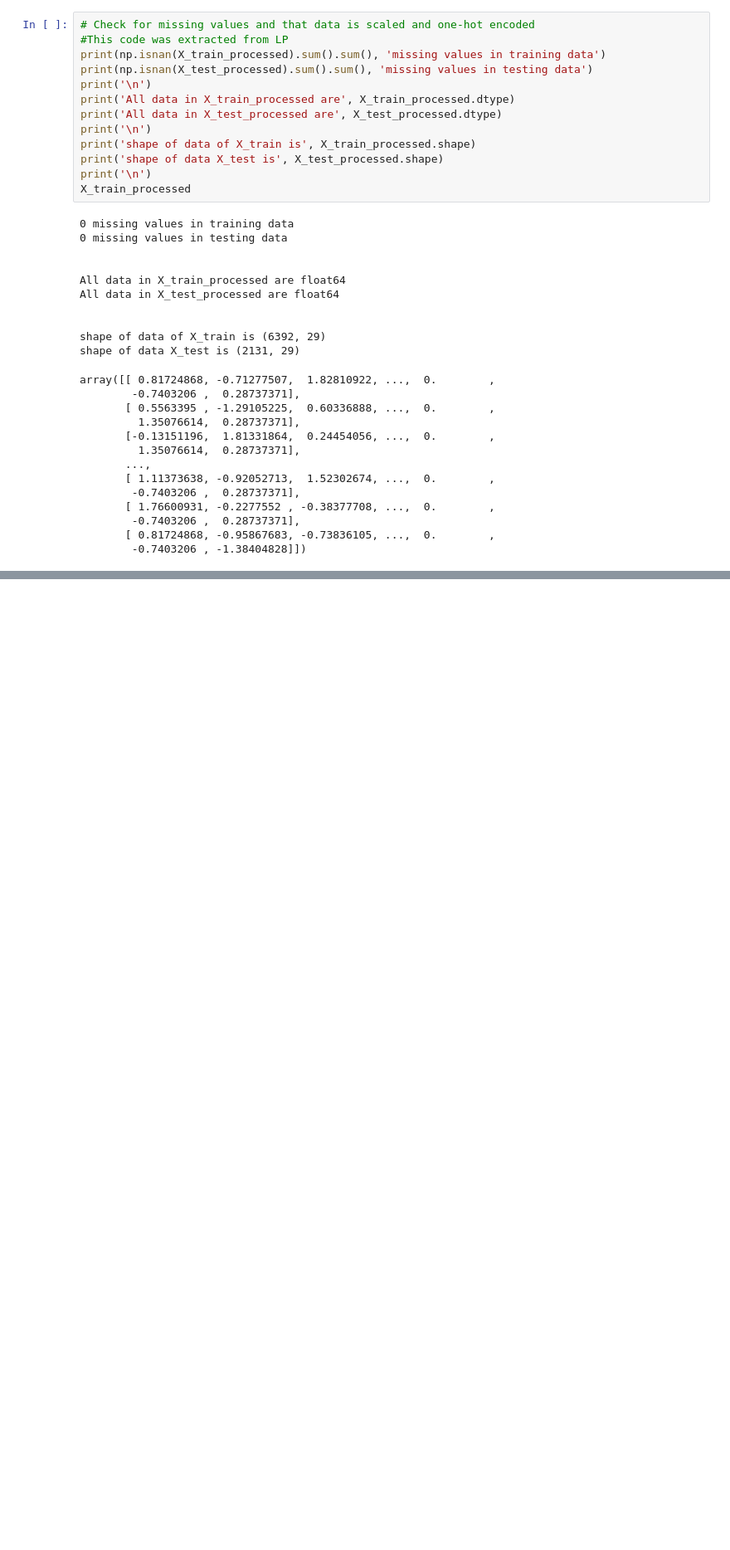
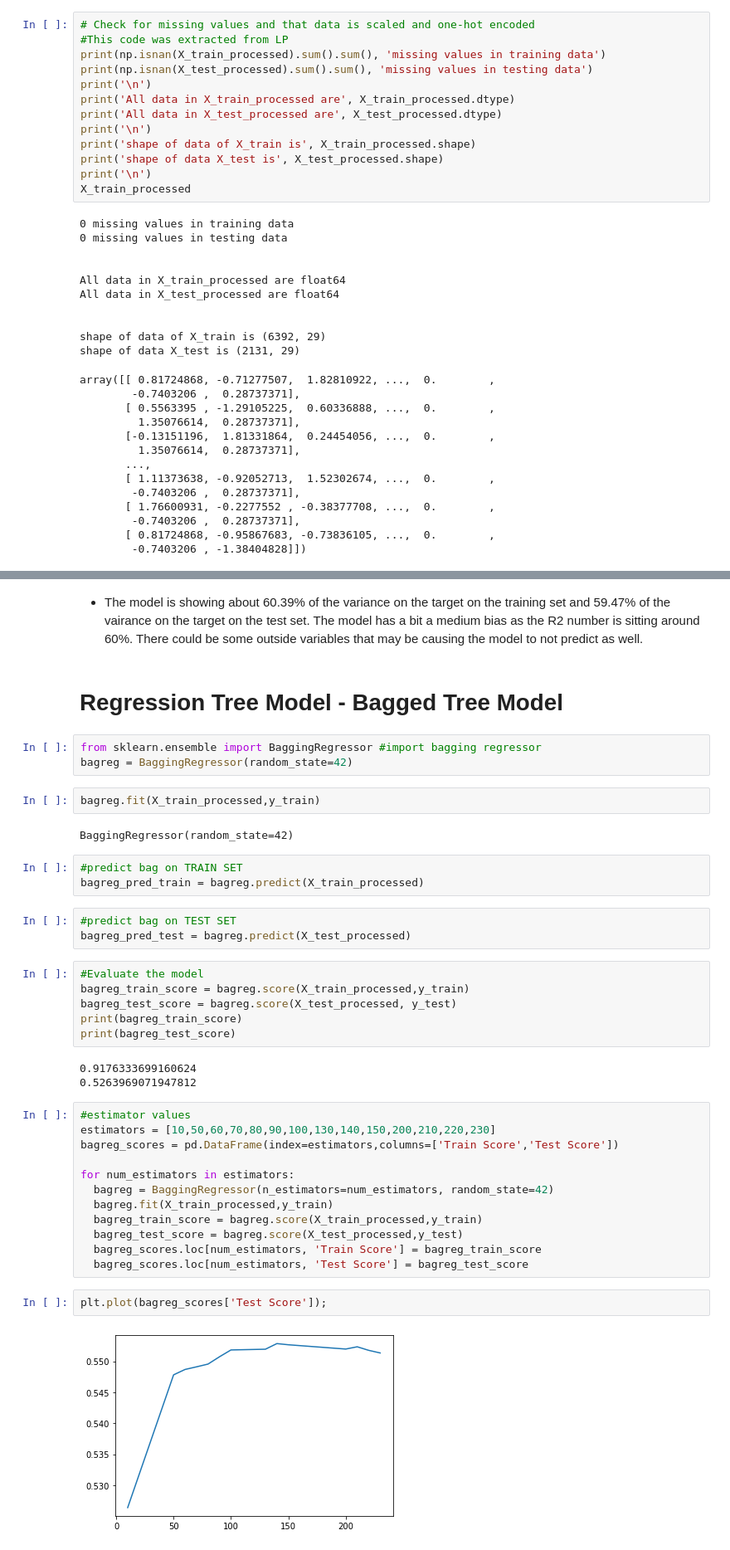
Before and after one commit to mkwak92/food_sales_predictions, a Jupyter notebook: Food_Sales_Prediction_ML.ipynb, the cells around one changed output, grey strips where cells are left out. Shown at 83% size. Drawn from its saved outputs; the diff is of its cells as text; blank space fills up the shorter version.

```diff
--- a/Food_Sales_Prediction_ML.ipynb
+++ b/Food_Sales_Prediction_ML.ipynb
@@ -278,0 +450,42 @@ array([[ 0.81724868, -0.71277507,  1.82810922, ...,  0.        ,
+# %% [markdown]
+- The model is showing about 60.39% of the variance on the target on the training set and 59.47% of the vairance on the target on the test set. The model has a bit a medium bias as the R2 number is sitting around 60%. There could be some outside variables that may be causing the model to not predict as well.
+# %% [markdown]
+# Regression Tree Model - Bagged Tree Model
+# %%
+from sklearn.ensemble import BaggingRegressor #import bagging regressor
+bagreg = BaggingRegressor(random_state=42)
+# %%
+bagreg.fit(X_train_processed,y_train)
+# %% [output]
+BaggingRegressor(random_state=42)
+# %%
+#predict bag on TRAIN SET
+bagreg_pred_train = bagreg.predict(X_train_processed)
+# %%
+#predict bag on TEST SET
+bagreg_pred_test = bagreg.predict(X_test_processed)
+# %%
+#Evaluate the model
+bagreg_train_score = bagreg.score(X_train_processed,y_train)
+bagreg_test_score = bagreg.score(X_test_processed, y_test)
+print(bagreg_train_score)
+print(bagreg_test_score)
+# %% [output]
+0.9176333699160624
+0.5263969071947812
+# %%
+#estimator values
+estimators = [10,50,60,70,80,90,100,130,140,150,200,210,220,230]
+bagreg_scores = pd.DataFrame(index=estimators,columns=['Train Score','Test Score'])
+
+for num_estimators in estimators:
+  bagreg = BaggingRegressor(n_estimators=num_estimators, random_state=42)
+  bagreg.fit(X_train_processed,y_train)
+  bagreg_train_score = bagreg.score(X_train_processed,y_train)
+  bagreg_test_score = bagreg.score(X_test_processed,y_test)
+  bagreg_scores.loc[num_estimators, 'Train Score'] = bagreg_train_score
+  bagreg_scores.loc[num_estimators, 'Test Score'] = bagreg_test_score
+# %%
+plt.plot(bagreg_scores['Test Score']);
+# %% [output]
+[figure, added]
```
Also changed, not shown: parts of 51 cells of this notebook.
